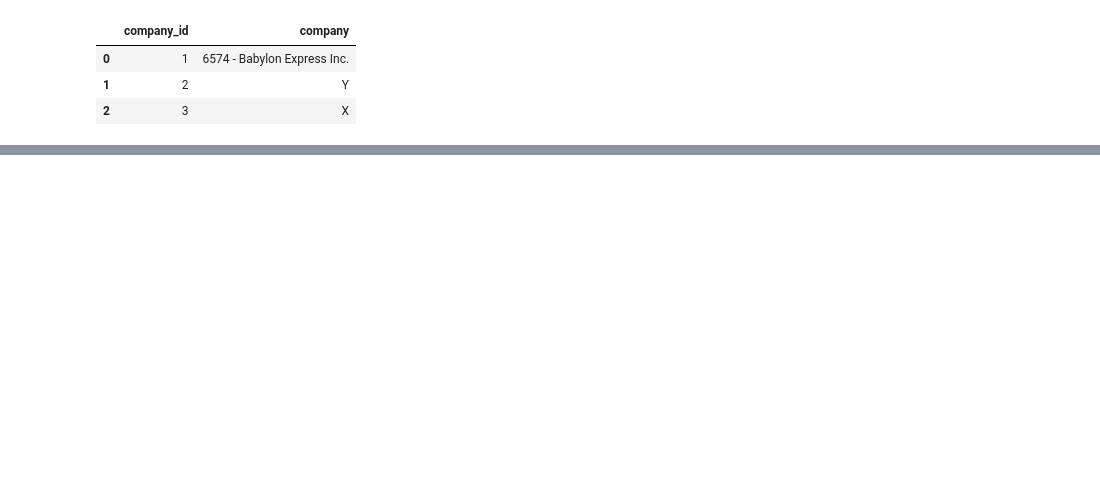
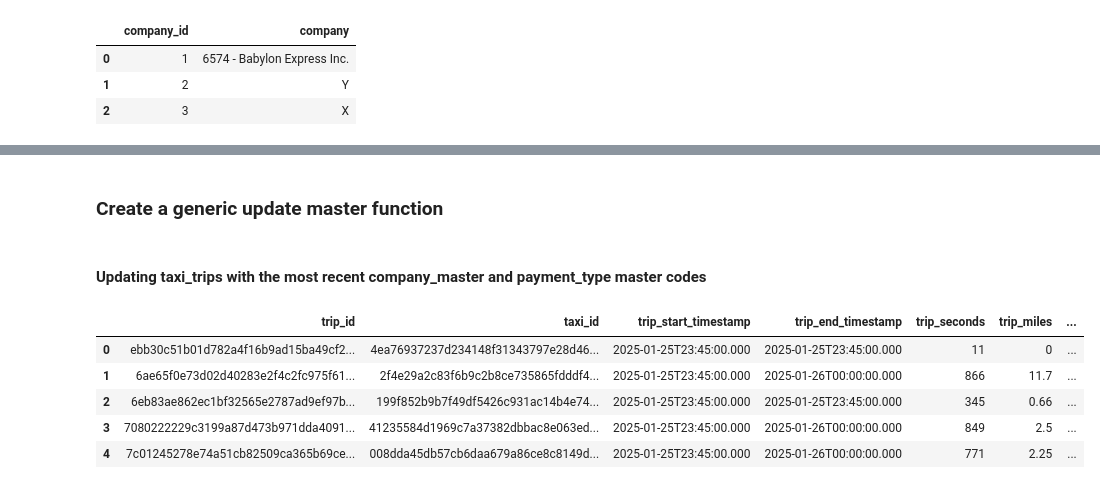
Before and after one commit to TiborVlasics/cubix-data-engineer, a Jupyter notebook: src/notebooks/07_transform_load.ipynb, the cells around one changed output, grey strips where cells are left out. Cells and saved outputs as stored; diff of their text form; code cells hidden in the pictures; blank space fills up the shorter version.

Commit message:
add transform load functions

```diff
--- a/src/notebooks/07_transform_load.ipynb
+++ b/src/notebooks/07_transform_load.ipynb
@@ -201,0 +260,2 @@ taxi_trips_company_only
+# %% [markdown]
+### Create a generic update master function
@@ -201,0 +297,11 @@ taxi_trips_company_only
+# %% [markdown]
+#### Updating taxi_trips with the most recent company_master and payment_type master codes
+# %%
+taxi_trips.head()
+# %% [output]
+|  | trip_id | taxi_id | trip_start_timestamp | trip_end_timestamp | trip_seconds | trip_miles | ... |
+| 0 | ebb30c51b01d782a4f16b9ad15ba49cf2... | 4ea76937237d234148f31343797e28d46... | 2025-01-25T23:45:00.000 | 2025-01-25T23:45:00.000 | 11 | 0 | ... |
+| 1 | 6ae65f0e73d02d40283e2f4c2fc975f61... | 2f4e29a2c83f6b9c2b8ce735865fdddf4... | 2025-01-25T23:45:00.000 | 2025-01-26T00:00:00.000 | 866 | 11.7 | ... |
+| 2 | 6eb83ae862ec1bf32565e2787ad9ef97b... | 199f852b9b7f49df5426c931ac14b4e74... | 2025-01-25T23:45:00.000 | 2025-01-25T23:45:00.000 | 345 | 0.66 | ... |
+| 3 | 7080222229c3199a87d473b971dda4091... | 41235584d1969c7a37382dbbac8e063ed... | 2025-01-25T23:45:00.000 | 2025-01-26T00:00:00.000 | 849 | 2.5 | ... |
+| 4 | 7c01245278e74a51cb82509ca365b69ce... | 008dda45db57cb6daa679a86ce8c8149d... | 2025-01-25T23:45:00.000 | 2025-01-26T00:00:00.000 | 771 | 2.25 | ... |
```
Also changed, not shown: parts of 17 cells of this notebook, 1 other file.
